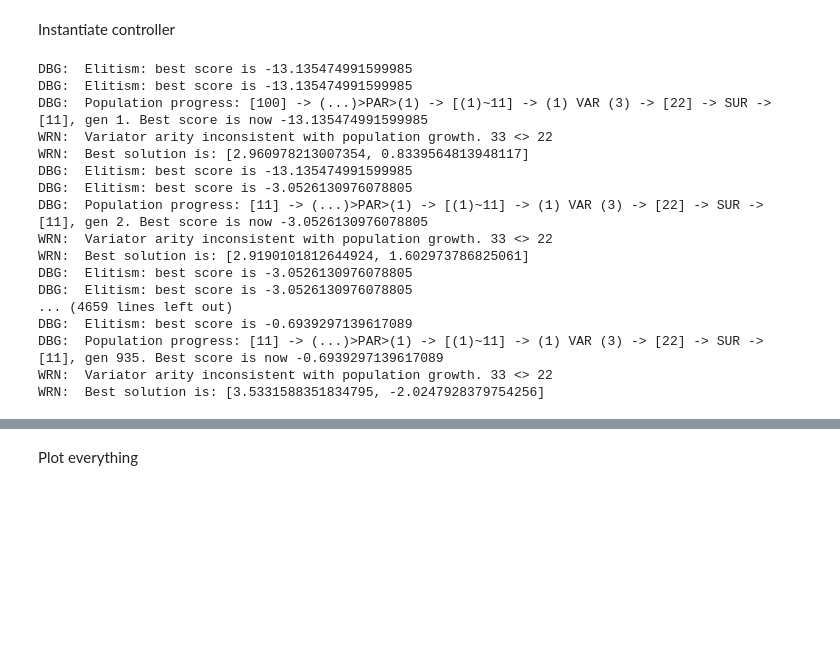
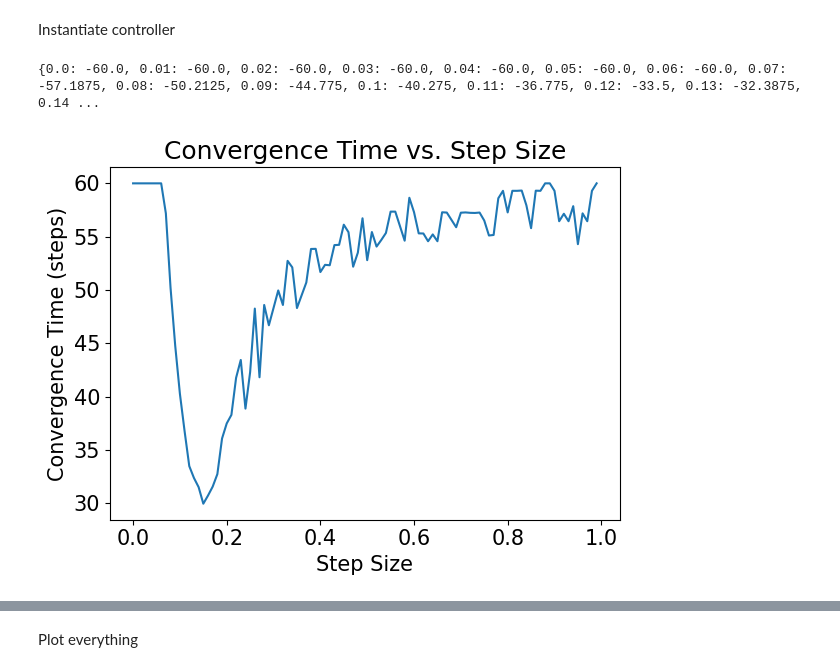
Before and after one commit to Tan630/ovolearn, a Jupyter notebook: src/ignore/planewalker.ipynb, the cells around one changed output, grey strips where cells are left out. Saved outputs shown, nothing was run; the diff lists cells and outputs as text; code cells hidden in the pictures; blank space fills up the shorter version.

```diff
--- a/src/ignore/planewalker.ipynb
+++ b/src/ignore/planewalker.ipynb
@@ -164,49 +81,25 @@ from evolvables.planewalker import Position, FunctionEvaluator, StepMutator
 # %% [markdown]
 Instantiate controller
-# %%
-
-init_pop = Population[Position]()
-
-
-for i in range (100):
-    init_pop.append(Position.create_random(((-5,5), (-5,5))))
-
-def himmelblau(x:float, y:float):
-    return (x**2 + y - 11)**2 + (x + y**2 - 7)**2
-
-evaluator = FunctionEvaluator(himmelblau)
-selector = Elitist(TournamentSelector[Position](1, 10))
-variator = StepMutator(3)
-
-ctrl = Controller[Position](
-    population = init_pop,
-    evaluator = evaluator,
-    variator = variator,
-    survivor_selector = selector,
-    parent_selector = selector
-)
-
-dicts = {}
-for i in range(0, 1000):
-    ctrl.step()
-    dicts[i] = ctrl.population[0].score
-
-print (dicts)
-# %% [output]
-DBG:  Elitism: best score is -13.135474991599985
-DBG:  Elitism: best score is -13.135474991599985
-DBG:  Population progress: [100] -> (...)>PAR>(1) -> [(1)~11] -> (1) VAR (3) -> [22] -> SUR -> [11], gen 1. Best score is now -13.135474991599985
-WRN:  Variator arity inconsistent with population growth. 33 <> 22
-WRN:  Best solution is: [2.960978213007354, 0.8339564813948117]
-DBG:  Elitism: best score is -13.135474991599985
-DBG:  Elitism: best score is -3.0526130976078805
-DBG:  Population progress: [11] -> (...)>PAR>(1) -> [(1)~11] -> (1) VAR (3) -> [22] -> SUR -> [11], gen 2. Best score is now -3.0526130976078805
-WRN:  Variator arity inconsistent with population growth. 33 <> 22
-WRN:  Best solution is: [2.9190101812644924, 1.602973786825061]
-DBG:  Elitism: best score is -3.0526130976078805
-DBG:  Elitism: best score is -3.0526130976078805
-... (4659 lines left out)
-DBG:  Elitism: best score is -0.6939297139617089
-DBG:  Population progress: [11] -> (...)>PAR>(1) -> [(1)~11] -> (1) VAR (3) -> [22] -> SUR -> [11], gen 935. Best score is now -0.6939297139617089
-WRN:  Variator arity inconsistent with population growth. 33 <> 22
-WRN:  Best solution is: [3.5331588351834795, -2.0247928379754256]
+# %%
+print (d)
+# %% [output]
+{0.0: -60.0, 0.01: -60.0, 0.02: -60.0, 0.03: -60.0, 0.04: -60.0, 0.05: -60.0, 0.06: -60.0, 0.07: -57.1875, 0.08: -50.2125, 0.09: -44.775, 0.1: -40.275, 0.11: -36.775, 0.12: -33.5, 0.13: -32.3875, 0.14 ...
+# %%
+import matplotlib.pyplot as plt
+import matplotlib
+import matplotlib
+matplotlib.rcParams.update(matplotlib.rcParamsDefault)
+font = {
+        'size'   : 15}
+
+matplotlib.rc('font', **font)
+
+plt.title("Convergence Time vs. Step Size")
+plt.xlabel("Step Size")
+plt.ylabel("Convergence Time (steps)")
+plt.tight_layout()
+plt.plot(d.keys(), [-x for x in d.values()])
+plt.savefig("test.svg")
+plt.show()
+# %% [output]
+[figure, added]
```
Also changed, not shown: parts of 9 cells of this notebook, 45 other files.
